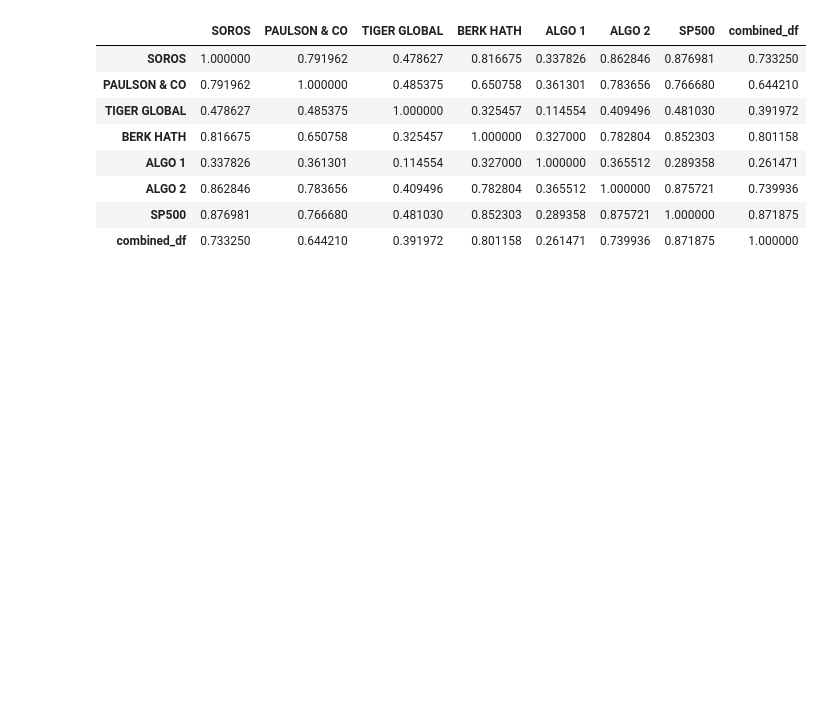
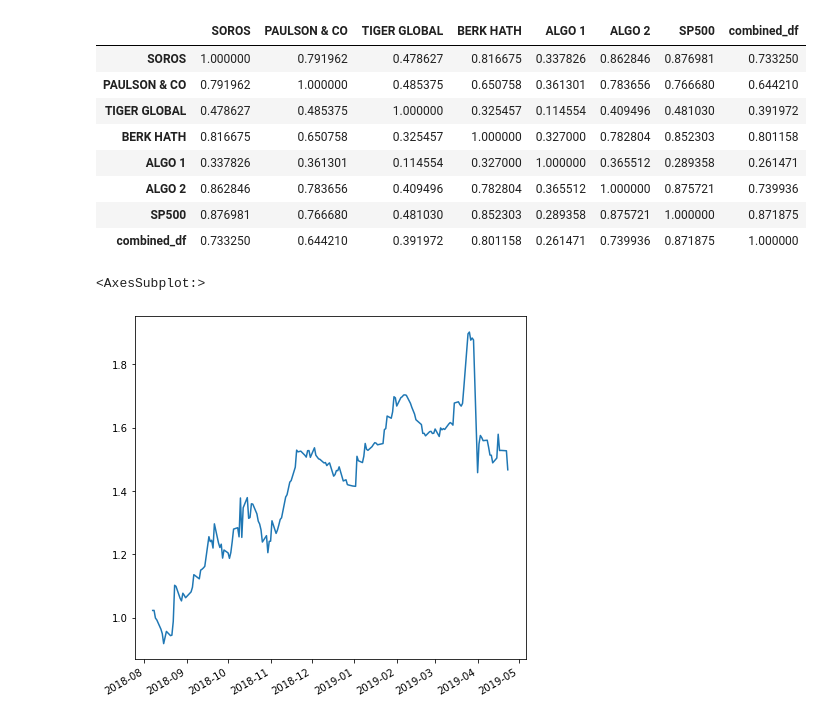
Before and after one commit to RachelCarroll2018/Whale-Off-the-Port-folio-, a Jupyter notebook: Whale off the Port(folio).ipynb, the cells around one changed output. Drawn from its saved outputs; the diff is of its cells as text; code cells hidden in the pictures; blank space fills up the shorter version.

```diff
--- a/Whale off the Port(folio).ipynb
+++ b/Whale off the Port(folio).ipynb
@@ -446,7 +446,14 @@ correlation_two
 | SP500 | 0.876981 | 0.766680 | 0.481030 | 0.852303 | 0.289358 | 0.875721 | 1.000000 | 0.871875 |
 | combined_df | 0.733250 | 0.644210 | 0.391972 | 0.801158 | 0.261471 | 0.739936 | 0.871875 | 1.000000 |
 # %%
-Calculate and plot beta for your portfolio compared to the S&P 60 TSX.
-Calculate the Sharpe ratios and generate a bar plot.
+# Calculate and plot beta for your portfolio compared to the S&P 60 TSX.
+covariance_mp = daily_return["AAPL"].cov(joined_data_columns["SP500"])
+apple_beta = covariance_mp / variance_sp500
+rolling_covariance = daily_return["AAPL"].rolling(window=60).cov(joined_data_columns["SP500"])
+rolling_variance = joined_data_columns["SP500"].rolling(window=60).var()
 
-How does your portfolio do?
+rolling_beta = rolling_covariance / rolling_variance
+rolling_beta.plot(figsize=(7,7))
+# %% [output]
+<AxesSubplot:>
+[figure, added]
```
Also changed, not shown: parts of 2 cells of this notebook.
